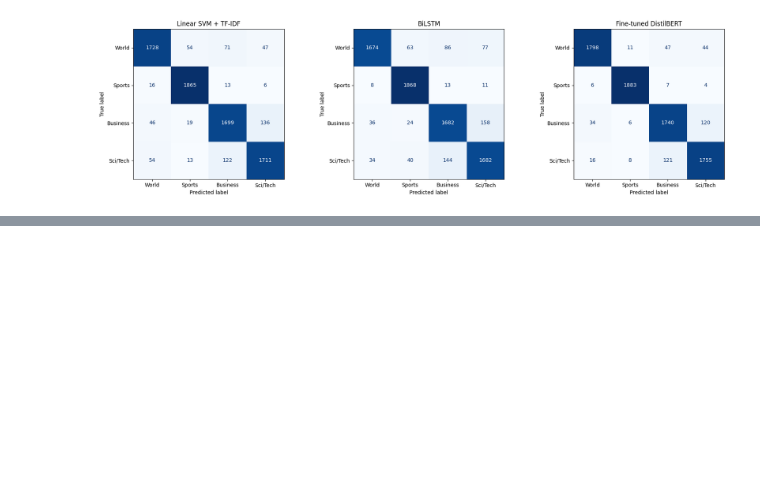
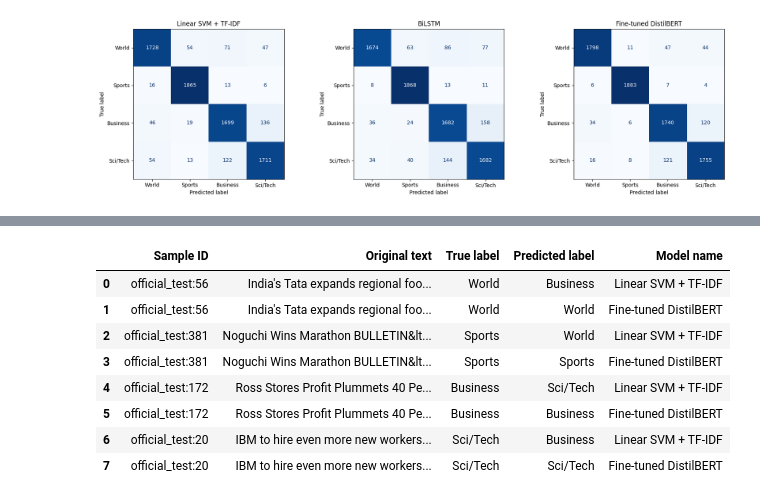
Before and after one commit to fufu3105/machine-learning-assignment, a Jupyter notebook: assignment.ipynb, the cells around one changed output, grey strips where cells are left out. Cells and saved outputs as stored; diff of their text form; code cells hidden in the pictures; blank space fills up the shorter version.

```diff
--- a/assignment.ipynb
+++ b/assignment.ipynb
@@ -3809,0 +3936,19 @@ The aggregate metrics describe overall predictive performance, but they do not e
+# %%
+traditional_fails_indices = select_readable_indices(~traditional_correct & deep_correct)
+traditional_fails_deep_succeeds = make_example_table(
+    traditional_fails_indices, [traditional_name, deep_name]
+)
+display(traditional_fails_deep_succeeds)
+traditional_fails_deep_succeeds.to_csv(
+    TABLE_DIR / "error_analysis_traditional_fails_deep_succeeds.csv", index=False
+)
+# %% [output]
+|  | Sample ID | Original text | True label | Predicted label | Model name |
+| 0 | official_test:56 | India's Tata expands regional foo... | World | Business | Linear SVM + TF-IDF |
+| 1 | official_test:56 | India's Tata expands regional foo... | World | World | Fine-tuned DistilBERT |
+| 2 | official_test:381 | Noguchi Wins Marathon BULLETIN&lt... | Sports | World | Linear SVM + TF-IDF |
+| 3 | official_test:381 | Noguchi Wins Marathon BULLETIN&lt... | Sports | Sports | Fine-tuned DistilBERT |
+| 4 | official_test:172 | Ross Stores Profit Plummets 40 Pe... | Business | Sci/Tech | Linear SVM + TF-IDF |
+| 5 | official_test:172 | Ross Stores Profit Plummets 40 Pe... | Business | Business | Fine-tuned DistilBERT |
+| 6 | official_test:20 | IBM to hire even more new workers... | Sci/Tech | Business | Linear SVM + TF-IDF |
+| 7 | official_test:20 | IBM to hire even more new workers... | Sci/Tech | Sci/Tech | Fine-tuned DistilBERT |
```
Also changed, not shown: parts of 30 cells of this notebook, 6 other files.
